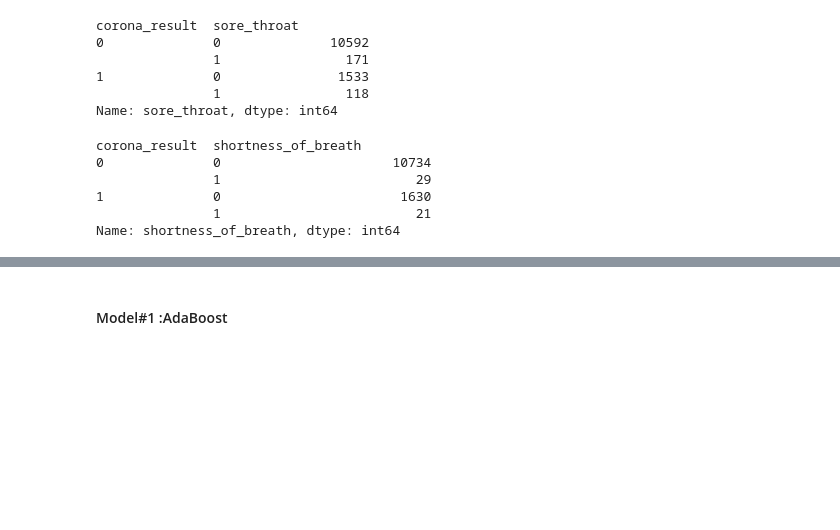
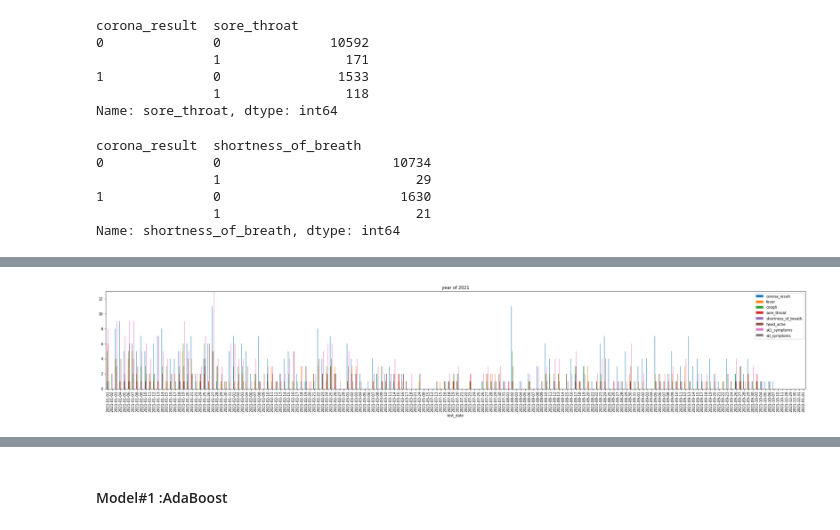
Before and after one commit to tomergozlan/Fashion_Mnist, a Jupyter notebook: MLprojectSem_1/ml_project.ipynb, the cells around one changed output, grey strips where cells are left out. Cells and saved outputs as stored; diff of their text form; code cells hidden in the pictures; blank space fills up the shorter version.

```diff
--- a/MLprojectSem_1/ml_project.ipynb
+++ b/MLprojectSem_1/ml_project.ipynb
@@ -938,0 +977,6 @@ sample_df.tail()
+# %%
+# Plot the year of 2021
+df_sum.loc["2021-01-01":"2022-01-01"].plot(figsize=(35,5),use_index=True , rot=90  , fontsize=10 ,kind = 'bar' ,ylim=(0,13),
+        title = "year of 2021");
+# %% [output]
+[figure, added]
```
Also changed, not shown: parts of 89 cells of this notebook, 1 other file.
